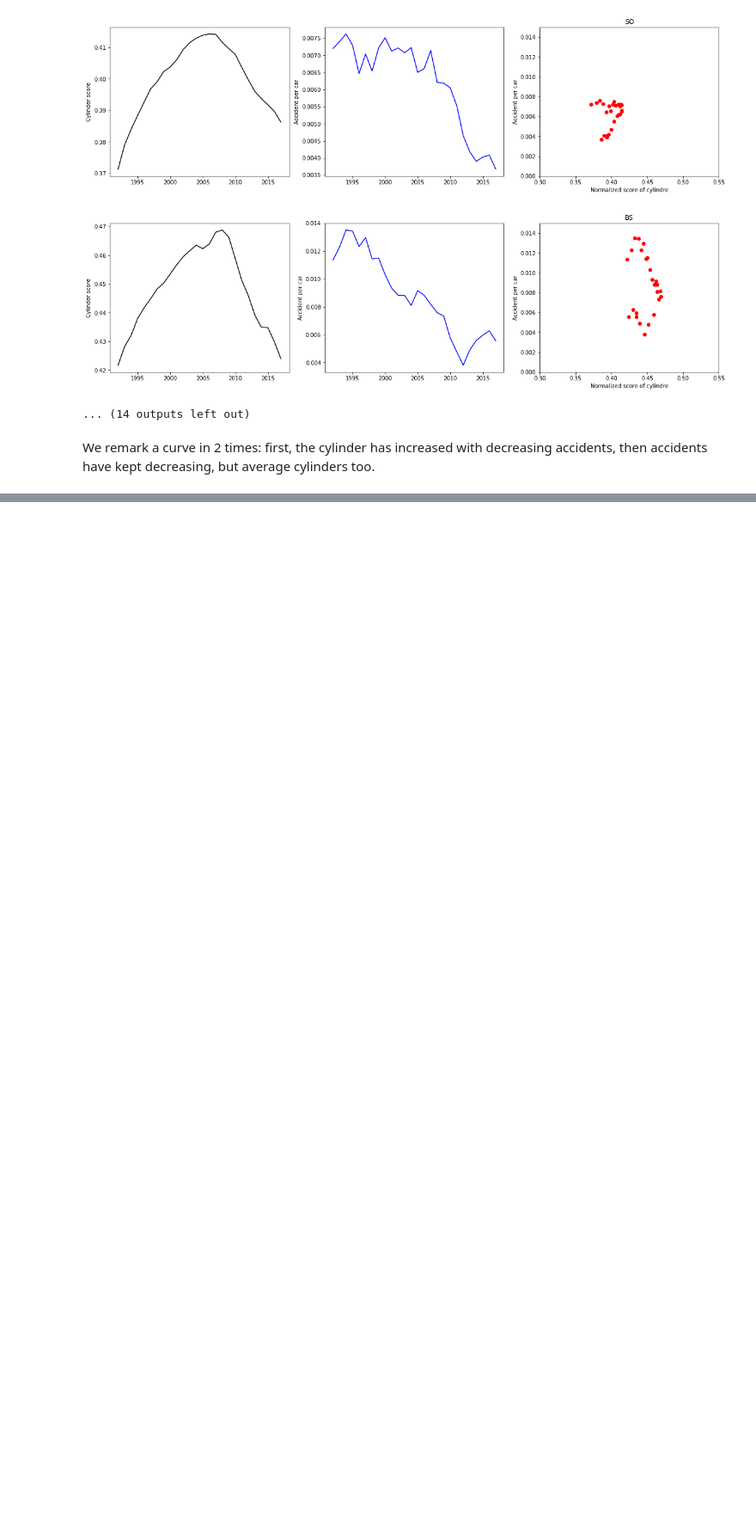
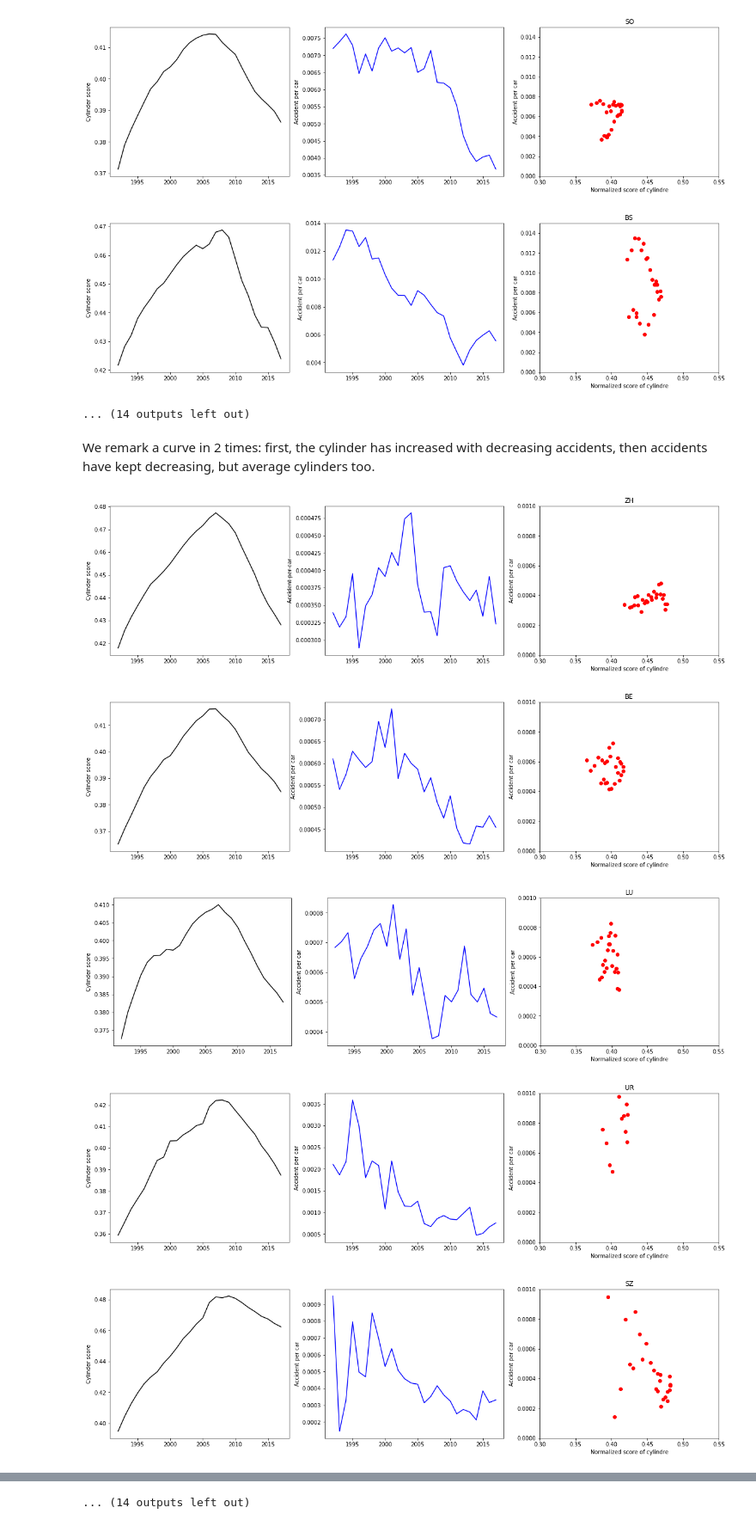
Before and after one commit to epfl-ada-2018/project-pizzafels, a Jupyter notebook: Working Notebooks/1. Correlations.ipynb, the cells around one changed output, grey strips where cells are left out. Shown at 86% size. Drawn from its saved outputs; the diff is of its cells as text; code cells hidden in the pictures; blank space fills up the shorter version.

```diff
--- a/Working Notebooks/1. Correlations.ipynb
+++ b/Working Notebooks/1. Correlations.ipynb
@@ -255,3 +276,37 @@ for ctn in df_Voitures['canton'].unique():#df_Voitures['canton'].unique():
 ... (14 outputs left out)
 # %% [markdown]
 We remark a curve in 2 times: first, the cylinder has increased with decreasing accidents, then accidents have kept decreasing, but average cylinders too.
+# %%
+df_accident_cantons = df_Accident_cantons[df_Accident_cantons.ruralite_index==12].groupby(['canton']).sum()
+
+
+for ctn in df_Voitures['canton'].unique():#df_Voitures['canton'].unique():
+    ScoreNorm = []
+    AccidentNorm = []
+    plt.figure(figsize=(20,5))
+    for yr in range(1992,2018):
+        df_cyl_canton = df_Voitures[df_Voitures.cylindre_index>0].groupby(['canton','cylindre_index']).sum()
+        df_cyl_no_index = df_cyl_canton.reset_index()
+        vect_cyl = df_cyl_no_index[df_cyl_no_index.canton==ctn][str(yr)].values
+        nVehicle = sum(vect_cyl)
+        ScoreNorm.append(cylScore(vect_cyl))
+        AccidentNorm.append((df_accident_cantons[str(yr)][ctn])/nVehicle)
+    ax1 = plt.subplot(131)
+    ax1.plot(range(1992,2018), ScoreNorm, 'k')
+    ax1.set_ylabel('Cylinder score')
+    ax2 = plt.subplot(132)
+    ax2.plot(range(1992,2018), AccidentNorm, 'b')
+    ax2.set_ylabel('Accident per car')
+    ax3 = plt.subplot(133)
+    ax3.scatter(ScoreNorm, AccidentNorm, color='r')
+    ax3.axis([0.3, 0.55, 0, 0.001])
+    ax3.set_xlabel('Normalized score of cylindre')
+    ax3.set_ylabel('Accident per car')
+    plt.title(ctn)
+    plt.show
+# %% [output]
+[figure, added]
+[figure, added]
+[figure, added]
+[figure, added]
+[figure, added]
@@ -257,0 +320 @@ We remark a curve in 2 times: first, the cylinder has increased with decreasing
+... (14 outputs left out)
```
Also changed, not shown: parts of 2 cells of this notebook, 3 other files.
